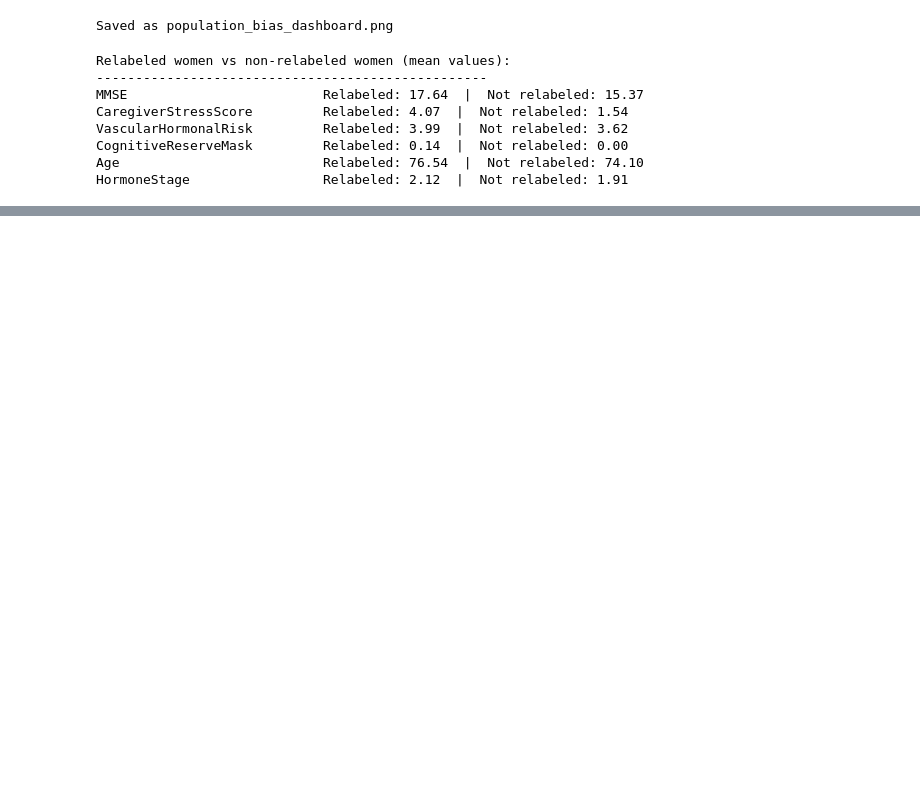
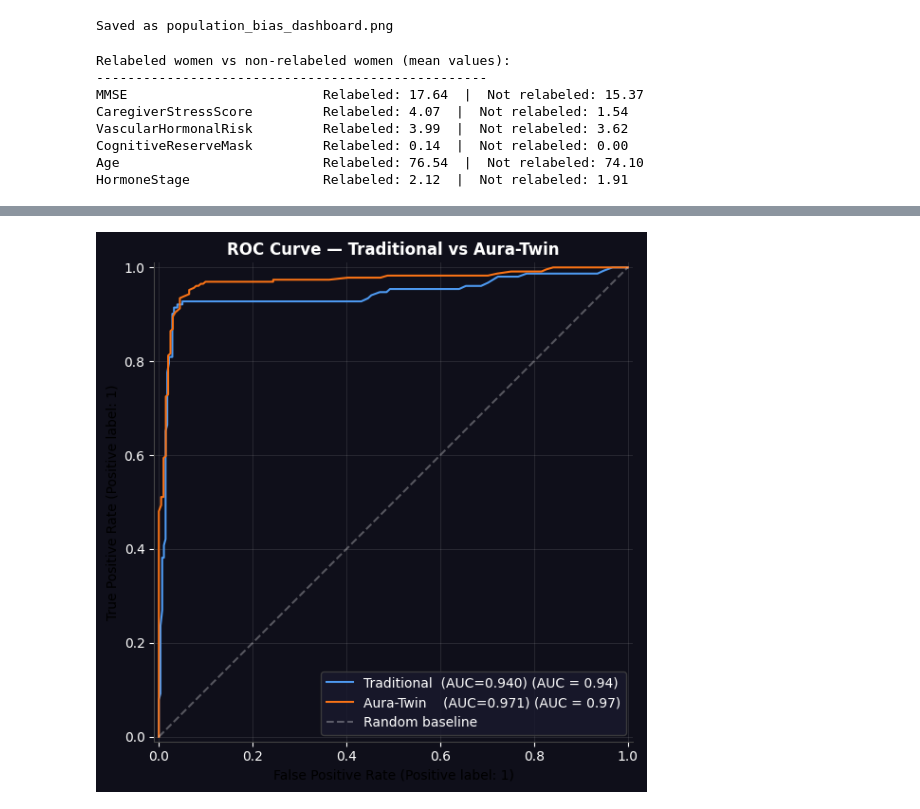
Before and after one commit to ArnimaGuha/AuraTwin, a Jupyter notebook: AuraTwin.ipynb, the cells around one changed output, grey strips where cells are left out. Drawn from its saved outputs; the diff is of its cells as text; code cells hidden in the pictures; blank space fills up the shorter version.

```diff
--- a/AuraTwin.ipynb
+++ b/AuraTwin.ipynb
@@ -1115,0 +1191,38 @@ plt.show()
+# %%
+#21
+from sklearn.metrics import RocCurveDisplay, roc_auc_score
+import matplotlib.pyplot as plt
+
+fig, ax = plt.subplots(figsize=(8, 6))
+fig.patch.set_facecolor('#0f0f1a')
+ax.set_facecolor('#0f0f1a')
+
+# Traditional
+RocCurveDisplay.from_predictions(
+    y_tr_test,
+    rf_traditional.predict_proba(X_tr_test_sc)[:, 1],
+    name=f"Traditional  (AUC={roc_auc_score(y_tr_test, rf_traditional.predict_proba(X_tr_test_sc)[:,1]):.3f})",
+    color='#4e9af1', ax=ax)
+
+# Aura-Twin
+RocCurveDisplay.from_predictions(
+    y_au_test,
+    rf_aura.predict_proba(X_au_test_sc)[:, 1],
+    name=f"Aura-Twin    (AUC={roc_auc_score(y_au_test, rf_aura.predict_proba(X_au_test_sc)[:,1]):.3f})",
+    color='#f97316', ax=ax)
+
+ax.plot([0,1],[0,1], 'white', linestyle='--', alpha=0.3, label='Random baseline')
+ax.set_title('ROC Curve — Traditional vs Aura-Twin',
+             color='white', fontweight='bold')
+ax.tick_params(colors='white')
+ax.spines[['top','right']].set_visible(False)
+for s in ['left','bottom']: ax.spines[s].set_color('#444')
+ax.legend(facecolor='#1a1a2e', edgecolor='#444', labelcolor='white')
+ax.grid(True, alpha=0.1, color='white')
+
+plt.tight_layout()
+plt.savefig('roc_comparison.png', dpi=160,
+            bbox_inches='tight', facecolor='#0f0f1a')
+plt.show()
+# %% [output]
+[figure, added]
```
Also changed, not shown: parts of 16 cells of this notebook.
